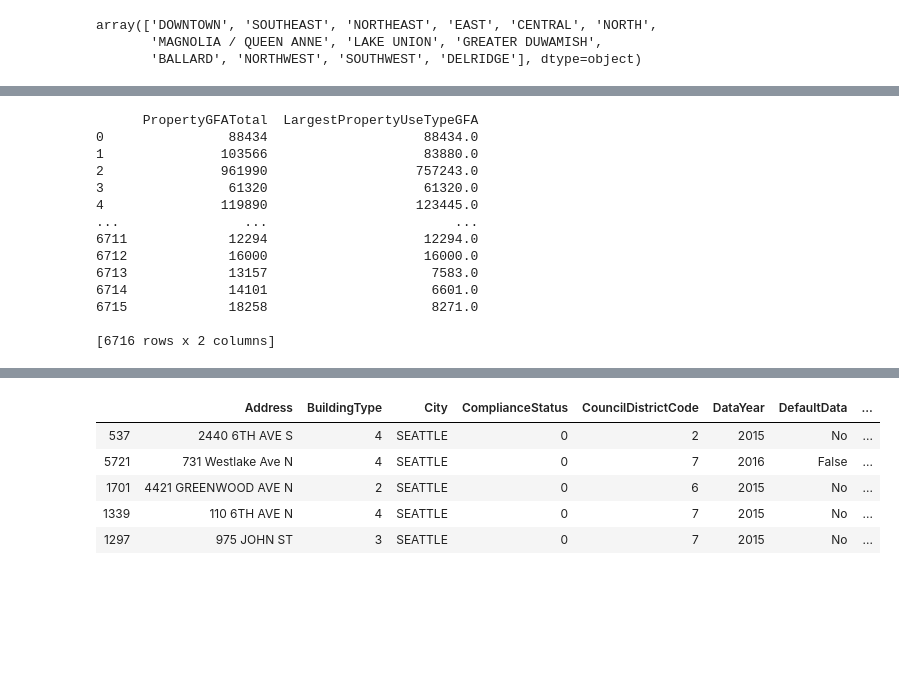
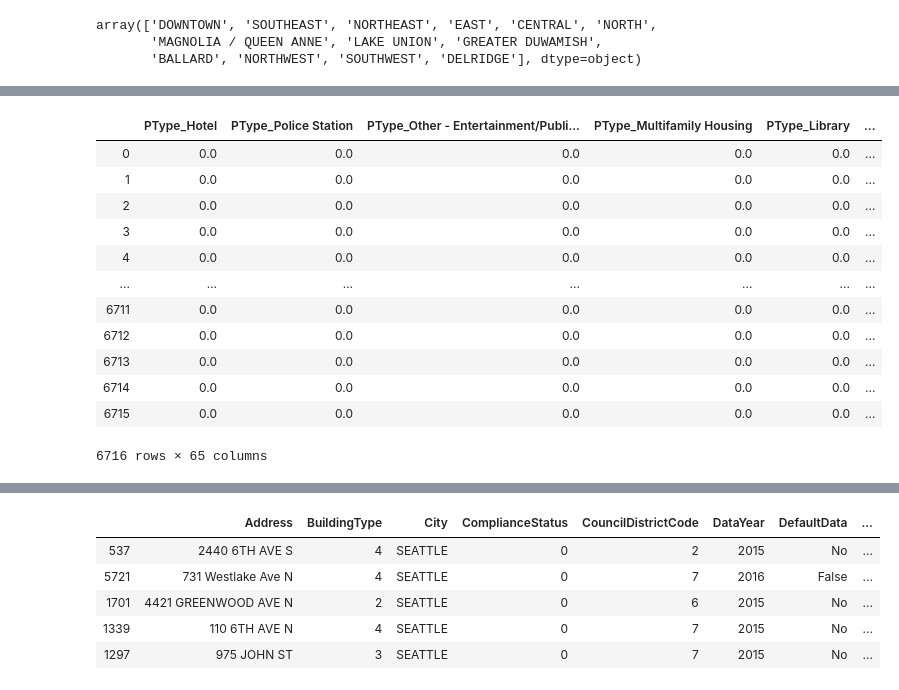
Before and after one commit to Julien-Martin/OC-IML-P3, a Jupyter notebook: Data Cleaning.ipynb, the cells around one changed output, grey strips where cells are left out. Saved outputs shown, nothing was run; the diff lists cells and outputs as text; code cells hidden in the pictures; blank space fills up the shorter version.

```diff
--- a/Data Cleaning.ipynb
+++ b/Data Cleaning.ipynb
@@ -447,17 +380,21 @@ one_hot[["OSEBuildingID","PType_Hotel", "LargestPropertyUseTypeGFA", "SecondLarg
-# %%
-print(data_test[['PropertyGFATotal', 'LargestPropertyUseTypeGFA']])
-# %% [output]
-      PropertyGFATotal  LargestPropertyUseTypeGFA
-0                88434                    88434.0
-1               103566                    83880.0
-2               961990                   757243.0
-3                61320                    61320.0
-4               119890                   123445.0
-...                ...                        ...
-6711             12294                    12294.0
-6712             16000                    16000.0
-6713             13157                     7583.0
-6714             14101                     6601.0
-6715             18258                     8271.0
-
-[6716 rows x 2 columns]
+# %%
+types_columns = ["LargestPropertyUseType", "SecondLargestPropertyUseType", "ThirdLargestPropertyUseType"]
+property_types = pd.concat([data['LargestPropertyUseType'], data['SecondLargestPropertyUseType'], data['ThirdLargestPropertyUseType']]).dropna().unique()
+for ptype in property_types:
+    data['PType_'+ptype] = 0.0
+    data['PType_'+ptype].astype(float)
+data[data.columns[pd.Series(data.columns).str.startswith('PType_')]]
+# %% [output]
+|  | PType_Hotel | PType_Police Station | PType_Other - Entertainment/Publi... | PType_Multifamily Housing | PType_Library | ... |
+| 0 | 0.0 | 0.0 | 0.0 | 0.0 | 0.0 | ... |
+| 1 | 0.0 | 0.0 | 0.0 | 0.0 | 0.0 | ... |
+| 2 | 0.0 | 0.0 | 0.0 | 0.0 | 0.0 | ... |
+| 3 | 0.0 | 0.0 | 0.0 | 0.0 | 0.0 | ... |
+| 4 | 0.0 | 0.0 | 0.0 | 0.0 | 0.0 | ... |
+| ... | ... | ... | ... | ... | ... | ... |
+| 6711 | 0.0 | 0.0 | 0.0 | 0.0 | 0.0 | ... |
+| 6712 | 0.0 | 0.0 | 0.0 | 0.0 | 0.0 | ... |
+| 6713 | 0.0 | 0.0 | 0.0 | 0.0 | 0.0 | ... |
+| 6714 | 0.0 | 0.0 | 0.0 | 0.0 | 0.0 | ... |
+| 6715 | 0.0 | 0.0 | 0.0 | 0.0 | 0.0 | ... |
+6716 rows × 65 columns
```
Also changed, not shown: parts of 10 cells of this notebook.
